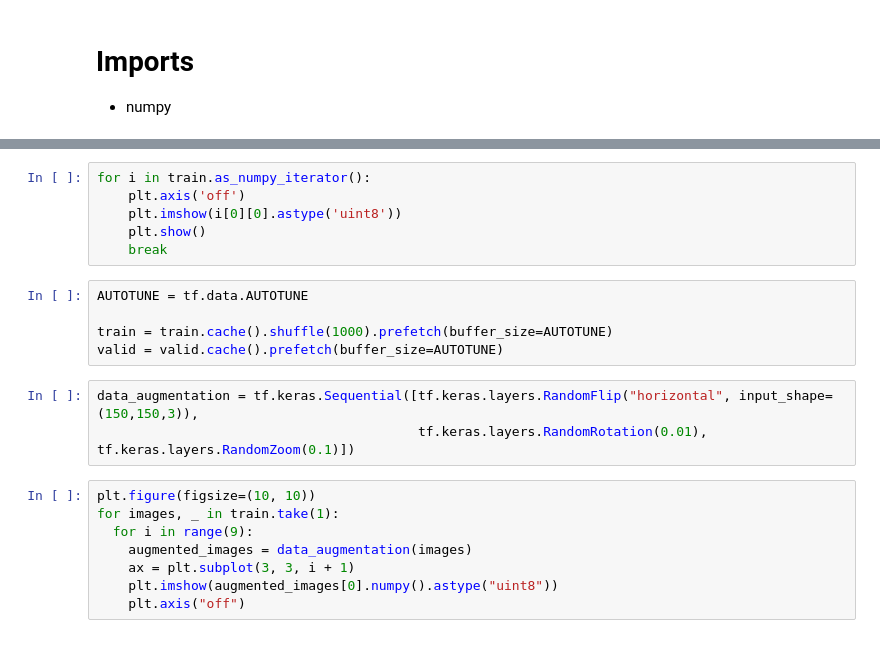
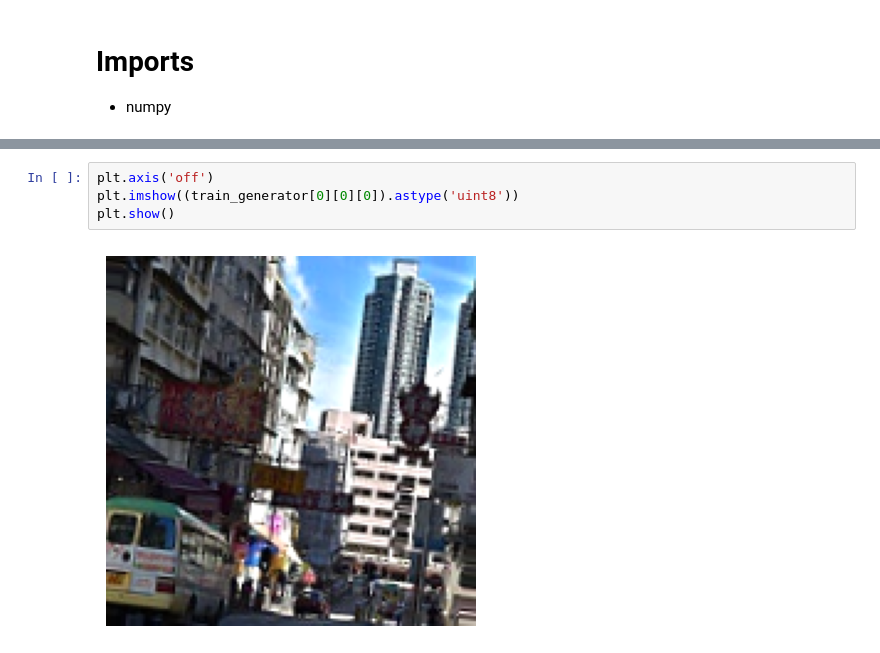
Before and after one commit to Cyanosite/Intel-Image-Classification, a Jupyter notebook: solution.ipynb, the cells around one changed output, grey strips where cells are left out. Cells and saved outputs as stored; diff of their text form.

```diff
--- a/solution.ipynb
+++ b/solution.ipynb
@@ -55,24 +118,8 @@ class_names
 # %%
-for i in train.as_numpy_iterator():
-    plt.axis('off')
-    plt.imshow(i[0][0].astype('uint8'))
-    plt.show()
-    break
+plt.axis('off')
+plt.imshow((train_generator[0][0][0]).astype('uint8'))
+plt.show()
+# %% [output]
+[figure, added]
-# %%
-AUTOTUNE = tf.data.AUTOTUNE
-
-train = train.cache().shuffle(1000).prefetch(buffer_size=AUTOTUNE)
-valid = valid.cache().prefetch(buffer_size=AUTOTUNE)
-# %%
-data_augmentation = tf.keras.Sequential([tf.keras.layers.RandomFlip("horizontal", input_shape=(150,150,3)),
-                                         tf.keras.layers.RandomRotation(0.01), tf.keras.layers.RandomZoom(0.1)])
-# %%
-plt.figure(figsize=(10, 10))
-for images, _ in train.take(1):
-  for i in range(9):
-    augmented_images = data_augmentation(images)
-    ax = plt.subplot(3, 3, i + 1)
-    plt.imshow(augmented_images[0].numpy().astype("uint8"))
-    plt.axis("off")
 # %%
 from tensorflow.keras.models import Sequential
```
Also changed, not shown: parts of 11 cells of this notebook.
